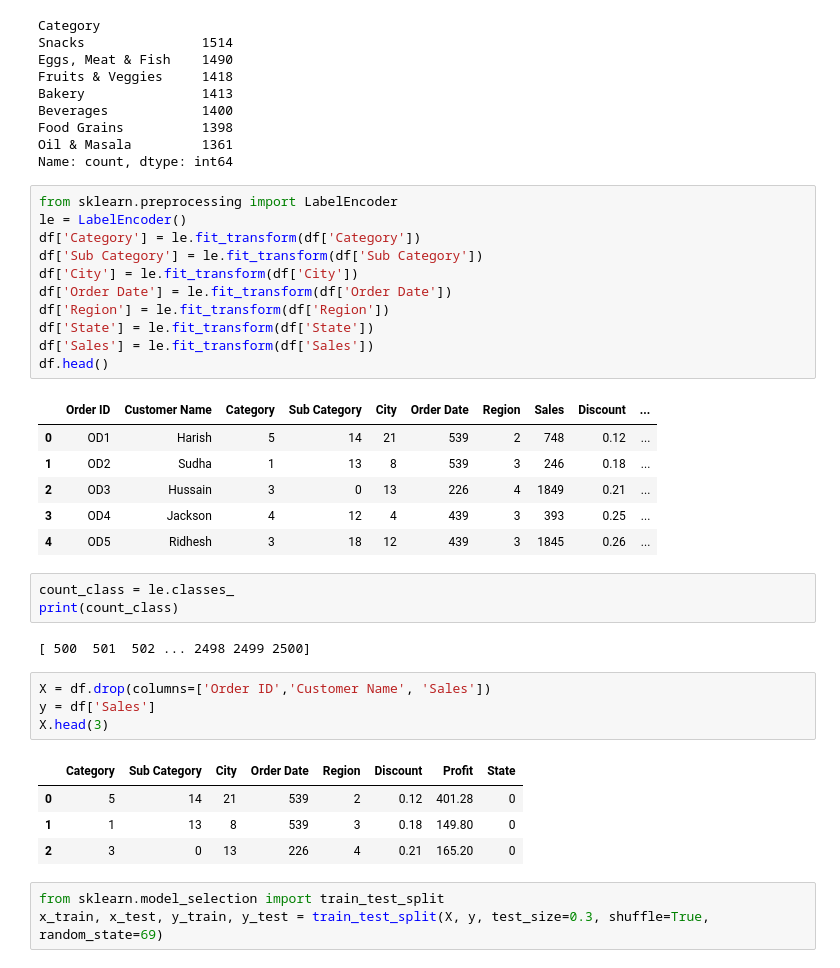
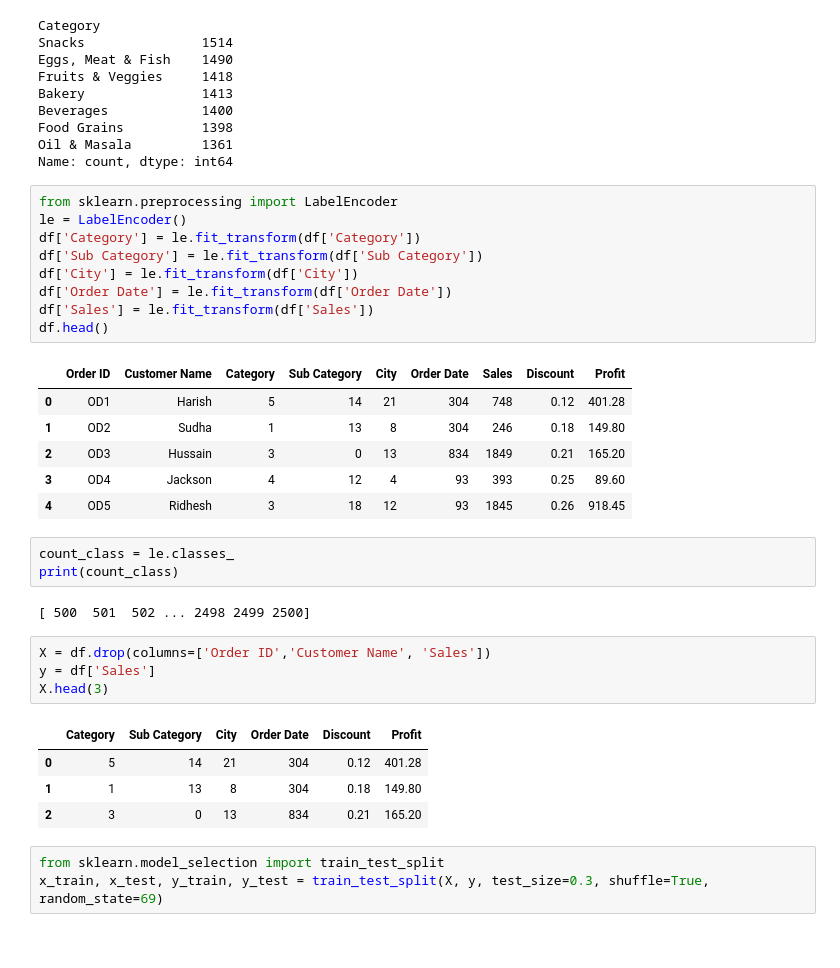
Before and after one commit to ashensasanka/waste_management, a Jupyter notebook: item_prediction.ipynb, the cells around one changed output. Saved outputs shown, nothing was run; the diff lists cells and outputs as text.

```diff
--- a/item_prediction.ipynb
+++ b/item_prediction.ipynb
@@ -28,21 +28,19 @@ Name: count, dtype: int64
 # %%
 from sklearn.preprocessing import LabelEncoder
 le = LabelEncoder()
 df['Category'] = le.fit_transform(df['Category'])
 df['Sub Category'] = le.fit_transform(df['Sub Category'])
 df['City'] = le.fit_transform(df['City'])
 df['Order Date'] = le.fit_transform(df['Order Date'])
-df['Region'] = le.fit_transform(df['Region'])
-df['State'] = le.fit_transform(df['State'])
 df['Sales'] = le.fit_transform(df['Sales'])
 df.head()
 # %% [output]
-|  | Order ID | Customer Name | Category | Sub Category | City | Order Date | Region | Sales | Discount | ... |
-| 0 | OD1 | Harish | 5 | 14 | 21 | 539 | 2 | 748 | 0.12 | ... |
-| 1 | OD2 | Sudha | 1 | 13 | 8 | 539 | 3 | 246 | 0.18 | ... |
-| 2 | OD3 | Hussain | 3 | 0 | 13 | 226 | 4 | 1849 | 0.21 | ... |
-| 3 | OD4 | Jackson | 4 | 12 | 4 | 439 | 3 | 393 | 0.25 | ... |
-| 4 | OD5 | Ridhesh | 3 | 18 | 12 | 439 | 3 | 1845 | 0.26 | ... |
+|  | Order ID | Customer Name | Category | Sub Category | City | Order Date | Sales | Discount | Profit |
+| 0 | OD1 | Harish | 5 | 14 | 21 | 304 | 748 | 0.12 | 401.28 |
+| 1 | OD2 | Sudha | 1 | 13 | 8 | 304 | 246 | 0.18 | 149.80 |
+| 2 | OD3 | Hussain | 3 | 0 | 13 | 834 | 1849 | 0.21 | 165.20 |
+| 3 | OD4 | Jackson | 4 | 12 | 4 | 93 | 393 | 0.25 | 89.60 |
+| 4 | OD5 | Ridhesh | 3 | 18 | 12 | 93 | 1845 | 0.26 | 918.45 |
 # %%
 count_class = le.classes_
 print(count_class)
@@ -53,10 +51,10 @@ X = df.drop(columns=['Order ID','Customer Name', 'Sales'])
 y = df['Sales']
 X.head(3)
 # %% [output]
-|  | Category | Sub Category | City | Order Date | Region | Discount | Profit | State |
-| 0 | 5 | 14 | 21 | 539 | 2 | 0.12 | 401.28 | 0 |
-| 1 | 1 | 13 | 8 | 539 | 3 | 0.18 | 149.80 | 0 |
-| 2 | 3 | 0 | 13 | 226 | 4 | 0.21 | 165.20 | 0 |
+|  | Category | Sub Category | City | Order Date | Discount | Profit |
+| 0 | 5 | 14 | 21 | 304 | 0.12 | 401.28 |
+| 1 | 1 | 13 | 8 | 304 | 0.18 | 149.80 |
+| 2 | 3 | 0 | 13 | 834 | 0.21 | 165.20 |
 # %%
 from sklearn.model_selection import train_test_split
 x_train, x_test, y_train, y_test = train_test_split(X, y, test_size=0.3, shuffle=True, random_state=69)
```
Also changed, not shown: parts of 2 cells of this notebook.
